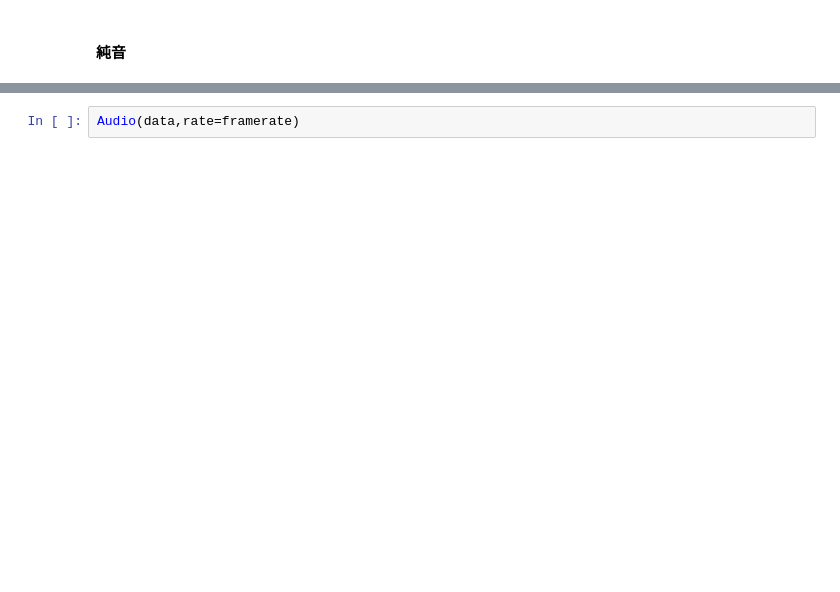
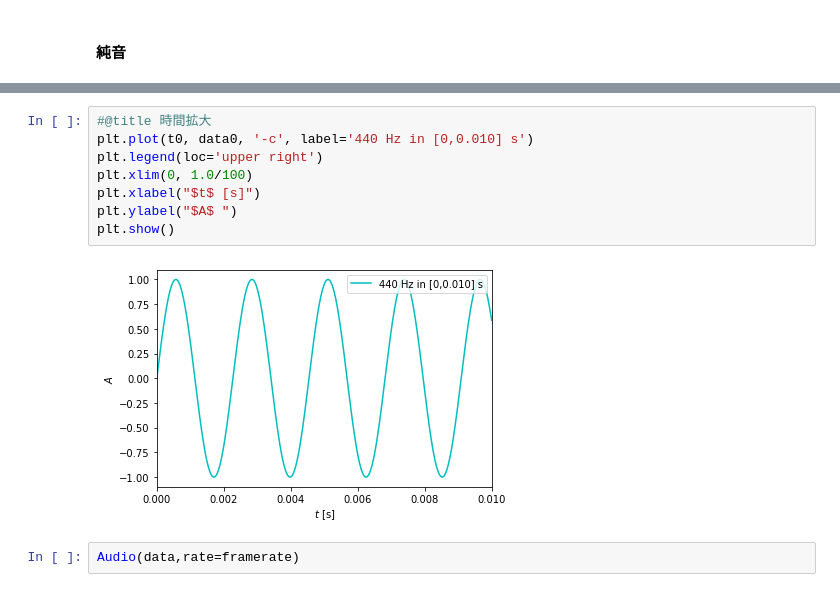
Before and after one commit to miokobayashii/AppliedPhysics1, a Jupyter notebook: 2430_音の3要素_応用物理1.ipynb, the cells around one changed output, grey strips where cells are left out. Cells and saved outputs as stored; diff of their text form; blank space fills up the shorter version.

```diff
--- a/2430_音の3要素_応用物理1.ipynb
+++ b/2430_音の3要素_応用物理1.ipynb
@@ -215,3 +227,13 @@ plt.show()
+# %%
+#@title 時間拡大
+plt.plot(t0, data0, '-c', label='440 Hz in [0,0.010] s')
+plt.legend(loc='upper right')
+plt.xlim(0, 1.0/100)
+plt.xlabel("$t$ [s]")
+plt.ylabel("$A$ ")
+plt.show()
+# %% [output]
+[figure, added]
 # %%
 Audio(data,rate=framerate)
 # %% [output]
```
Also changed, not shown: parts of 6 cells of this notebook.
